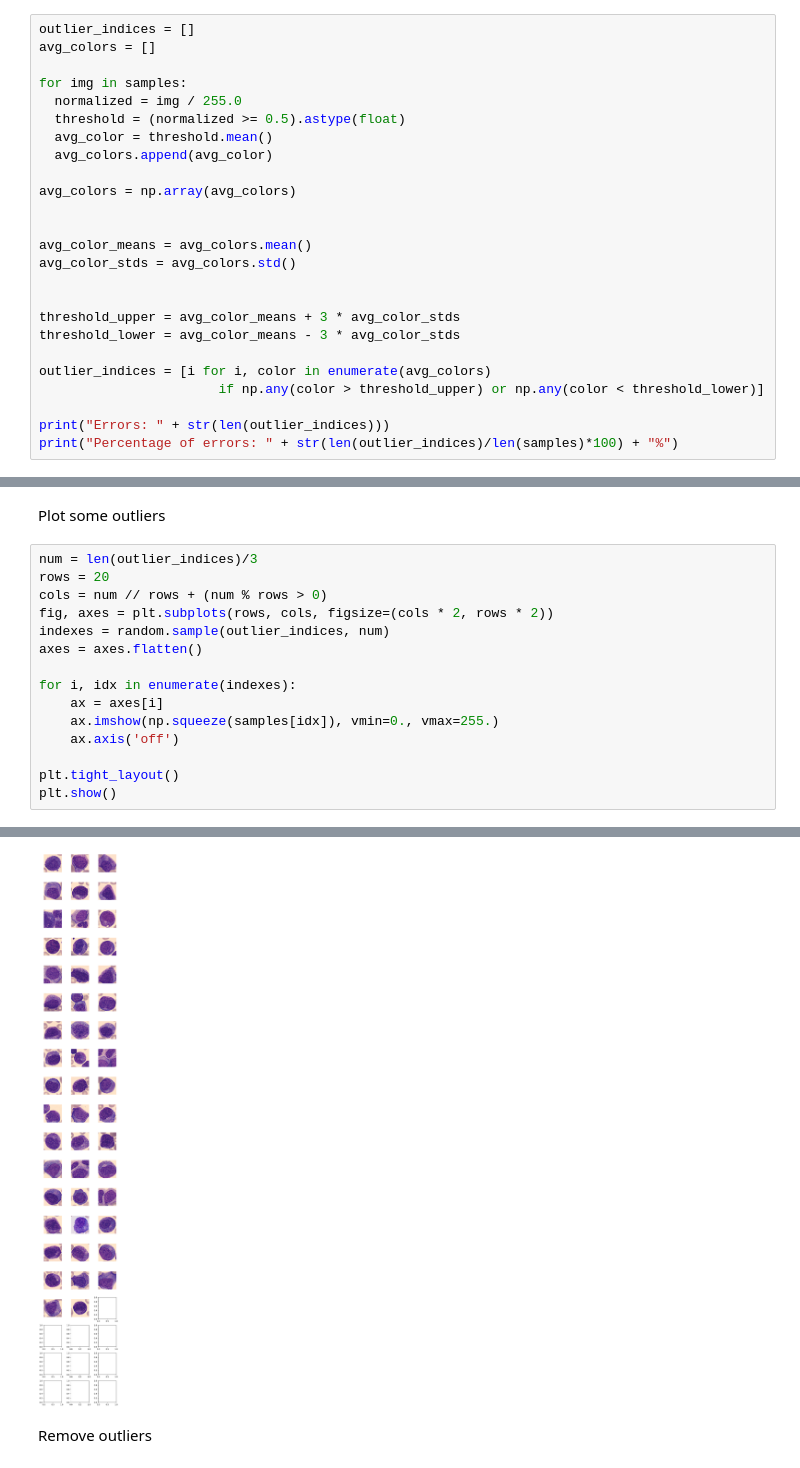
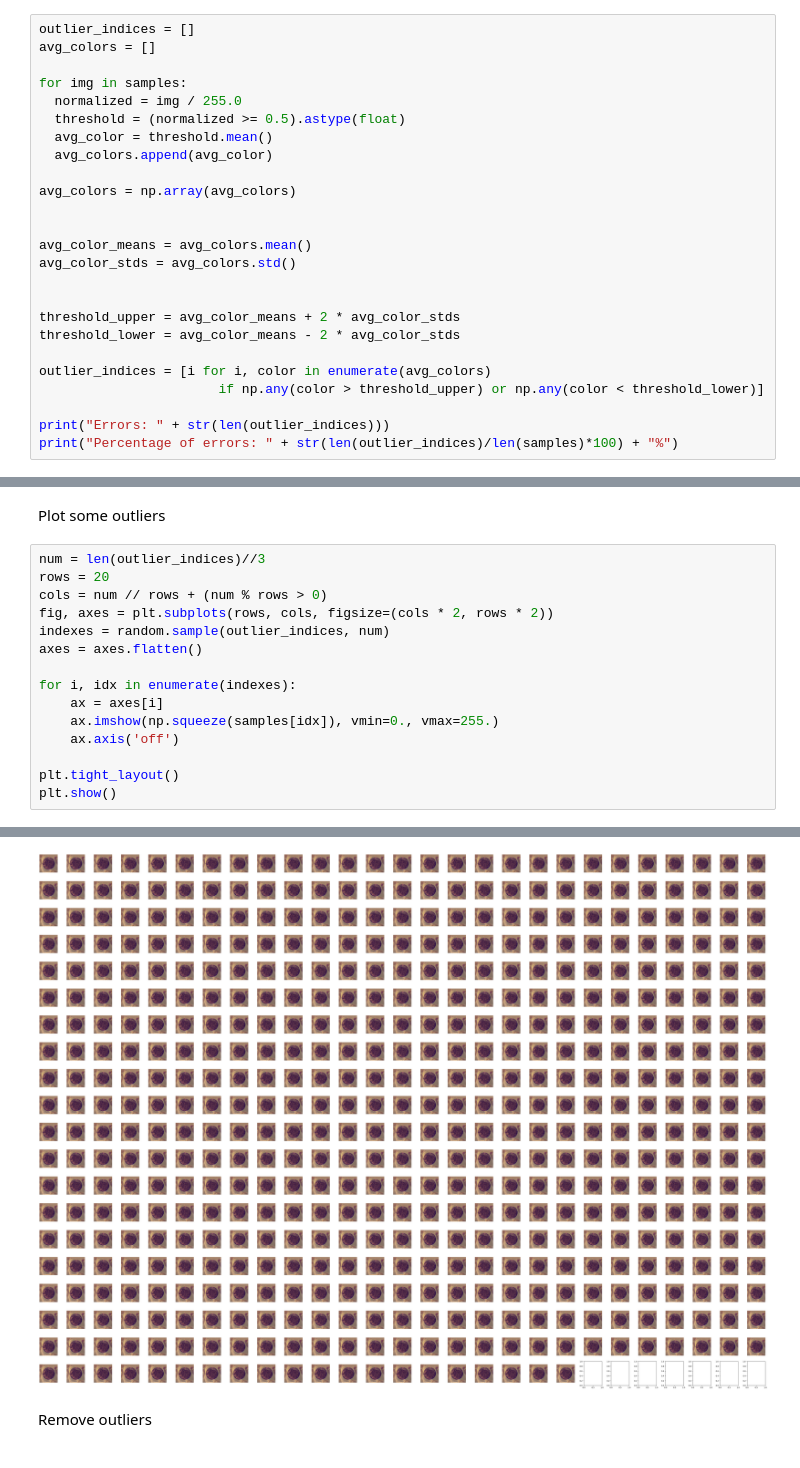
Before and after one commit to tomaz-suller/an2dl, a Jupyter notebook: homework-1/notebooks/chferra.ipynb, the cells around one changed output, grey strips where cells are left out. Saved outputs shown, nothing was run; the diff lists cells and outputs as text.

```diff
--- a/homework-1/notebooks/chferra.ipynb
+++ b/homework-1/notebooks/chferra.ipynb
@@ -68,8 +82,8 @@ avg_color_means = avg_colors.mean()
 avg_color_stds = avg_colors.std()
 
 
-threshold_upper = avg_color_means + 3 * avg_color_stds
-threshold_lower = avg_color_means - 3 * avg_color_stds
+threshold_upper = avg_color_means + 2 * avg_color_stds
+threshold_lower = avg_color_means - 2 * avg_color_stds
 
 outlier_indices = [i for i, color in enumerate(avg_colors)
                        if np.any(color > threshold_upper) or np.any(color < threshold_lower)]
@@ -82,7 +96,7 @@ Percentage of errors: 0.5592565178057406%
 # %% [markdown]
 Plot some outliers
 # %%
-num = len(outlier_indices)/3
+num = len(outlier_indices)//3
 rows = 20
 cols = num // rows + (num % rows > 0)
 fig, axes = plt.subplots(rows, cols, figsize=(cols * 2, rows * 2))
@@ -101,4 +114,4 @@ plt.show()
-[figure, old version]
+[figure, new version]
 # %% [markdown]
 Remove outliers
 # %%
```
Also changed, not shown: parts of 7 cells of this notebook.
